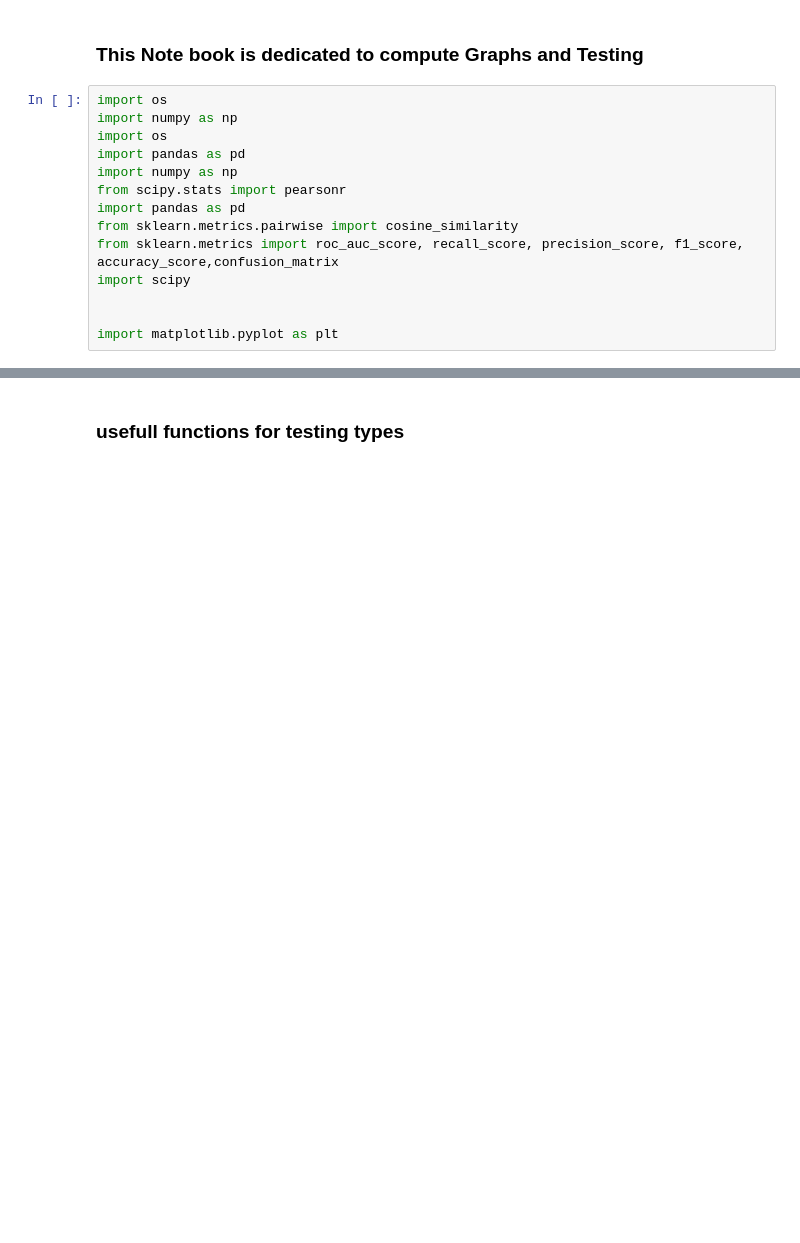
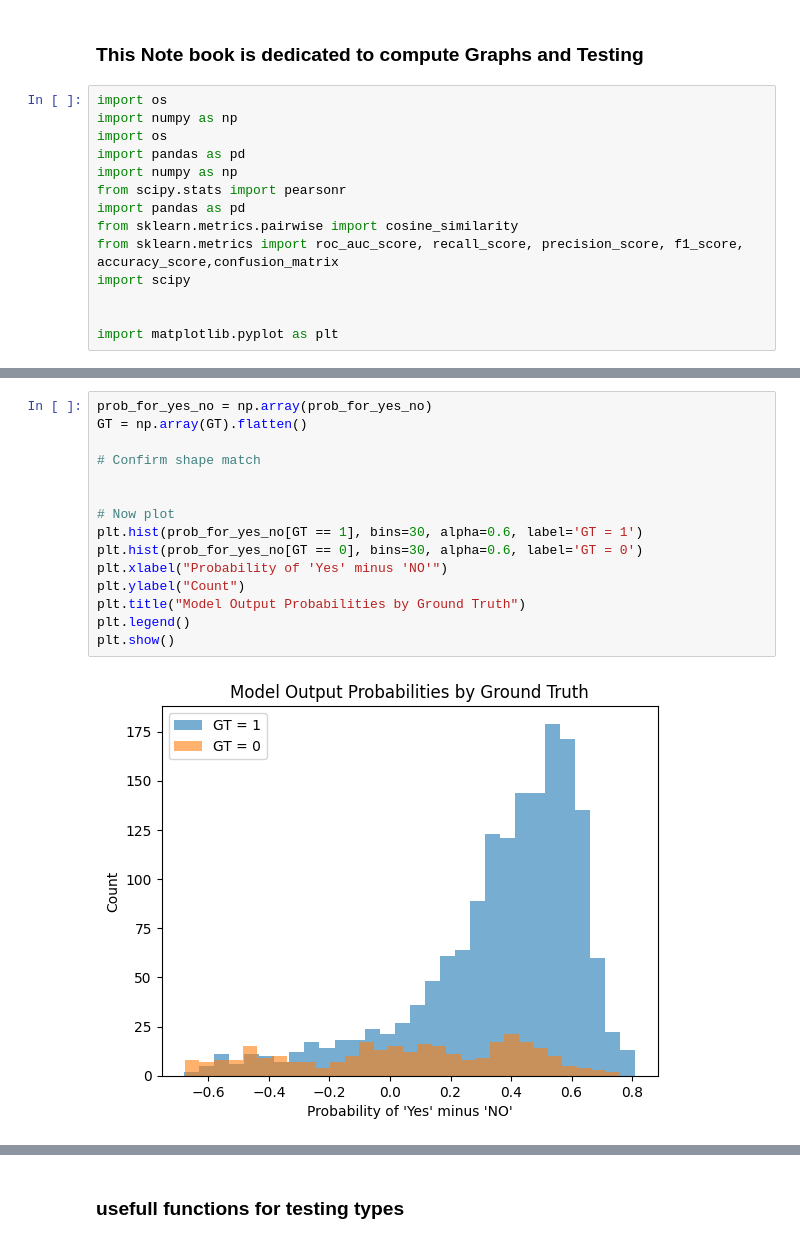
Before and after one commit to itaipeleg1/STS_sherlock, a Jupyter notebook: testing_cleaned.ipynb, the cells around one changed output, grey strips where cells are left out. Saved outputs shown, nothing was run; the diff lists cells and outputs as text; blank space fills up the shorter version.

```diff
--- a/testing_cleaned.ipynb
+++ b/testing_cleaned.ipynb
@@ -16,0 +47,17 @@ import matplotlib.pyplot as plt
+# %%
+prob_for_yes_no = np.array(prob_for_yes_no)
+GT = np.array(GT).flatten()
+
+# Confirm shape match
+
+
+# Now plot
+plt.hist(prob_for_yes_no[GT == 1], bins=30, alpha=0.6, label='GT = 1')
+plt.hist(prob_for_yes_no[GT == 0], bins=30, alpha=0.6, label='GT = 0')
+plt.xlabel("Probability of 'Yes' minus 'NO'")
+plt.ylabel("Count")
+plt.title("Model Output Probabilities by Ground Truth")
+plt.legend()
+plt.show()
+# %% [output]
+[figure, added]
```
Also changed, not shown: parts of 7 cells of this notebook, 3 other files.
